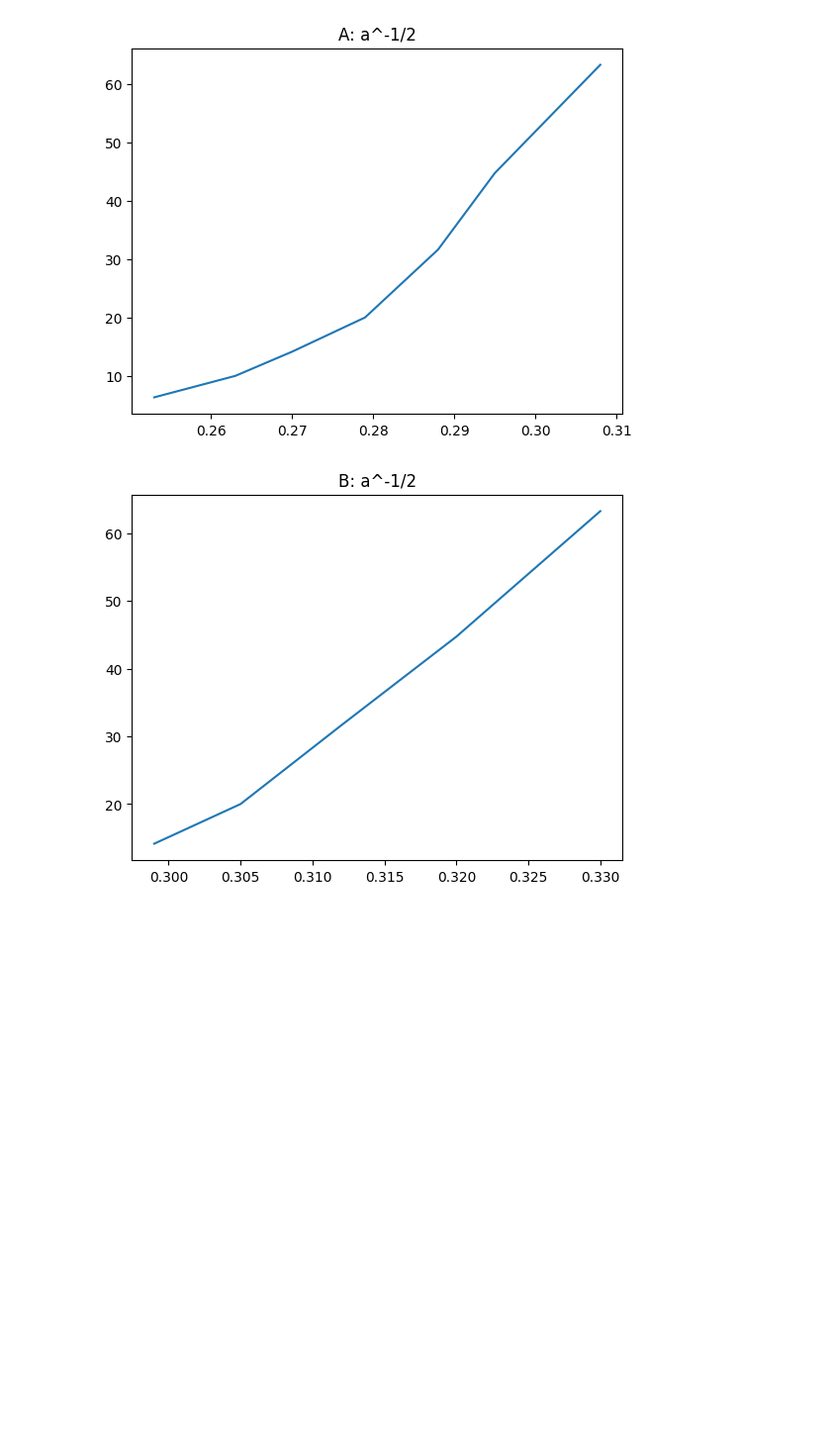
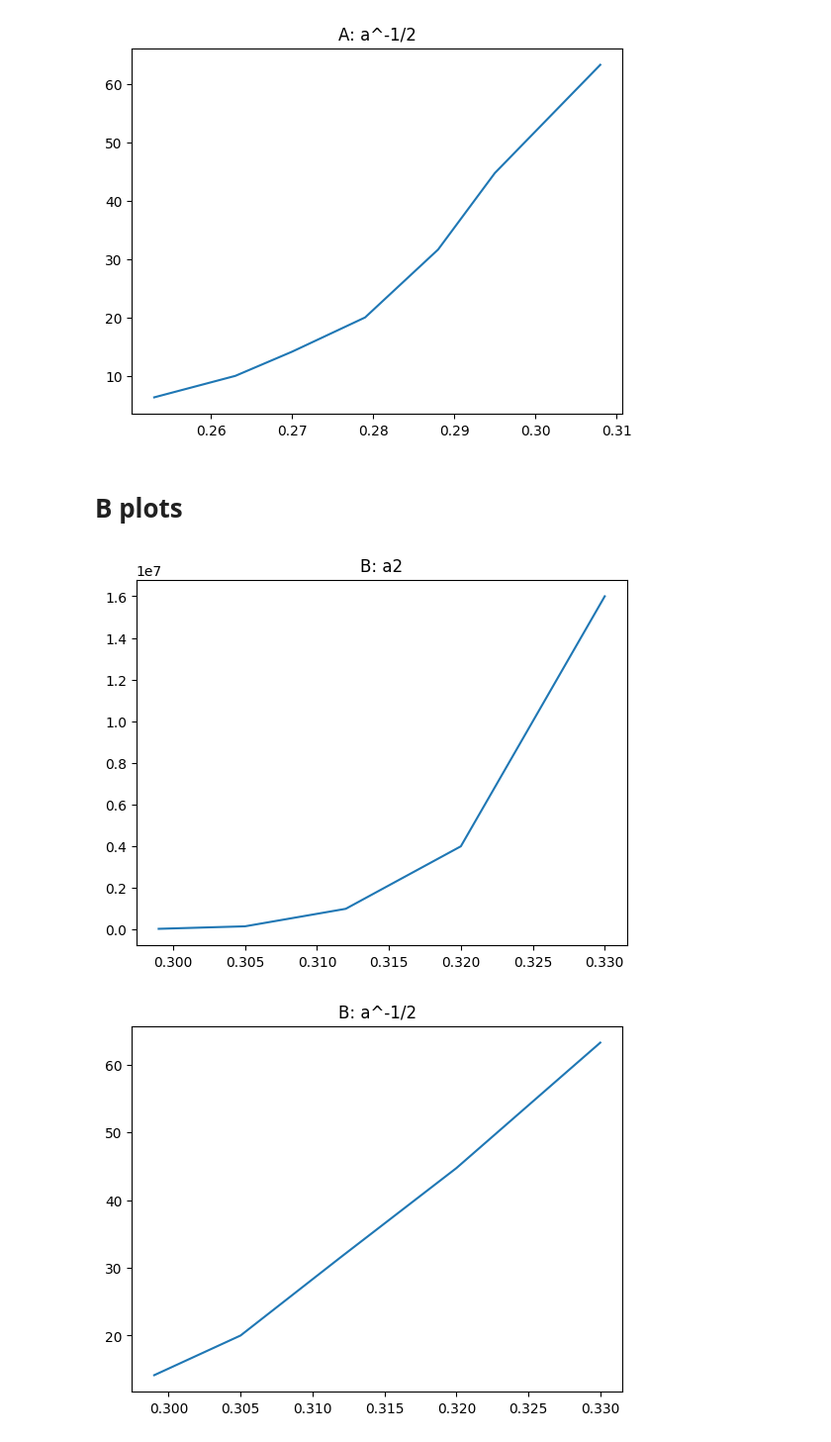
Before and after one commit to eyob-tewelde/quantum-nanostructures, a Jupyter notebook: hw2/ps2_q1.ipynb, the cells around one changed output. Shown: that part at 99% size. Drawn from its saved outputs; the diff is of its cells as text; code cells hidden in the pictures; blank space fills up the shorter version.

```diff
--- a/hw2/ps2_q1.ipynb
+++ b/hw2/ps2_q1.ipynb
@@ -25,12 +25,16 @@ plt.title("A: a^-1/2")
 plt.show()
 # %% [output]
 [figure]
+# %% [markdown]
+# B plots
 # %%
 b_a = np.array([200, 400, 1000, 2000, 4000])
 b = np.array([0.299,.305,.312,.32,.33])
 plt.plot(b, b_a ** 2)
-plt.title("B: a2")
+plt.title("B: a^2")
 plt.show()
+# %% [output]
+[figure, added]
 # %%
 
 plt.plot(b, np.sqrt(b_a))
```
Also changed, not shown: parts of 4 cells of this notebook.
